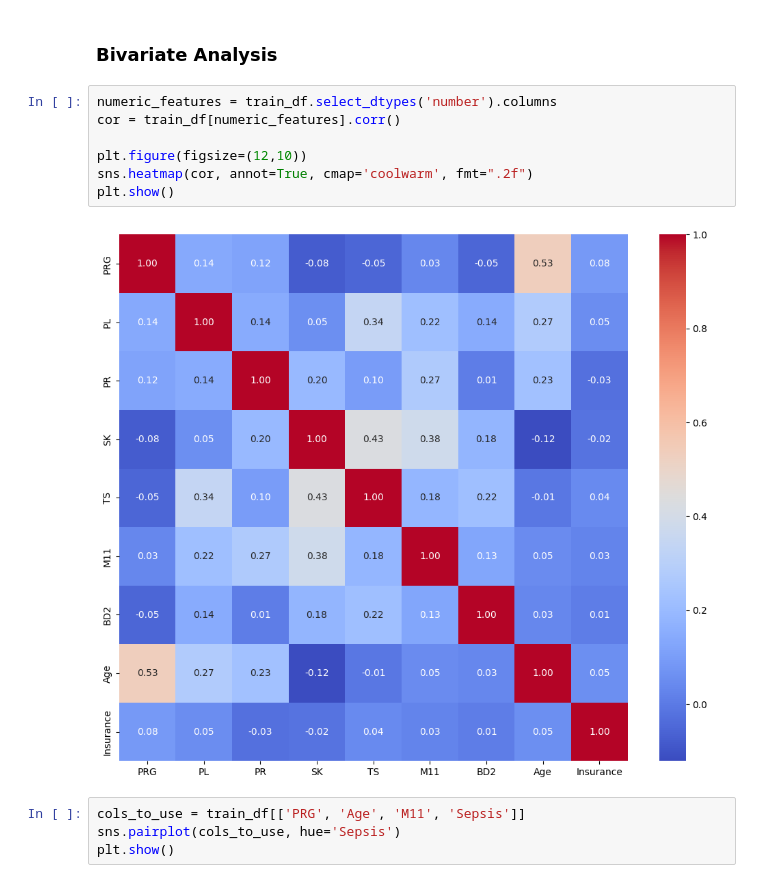
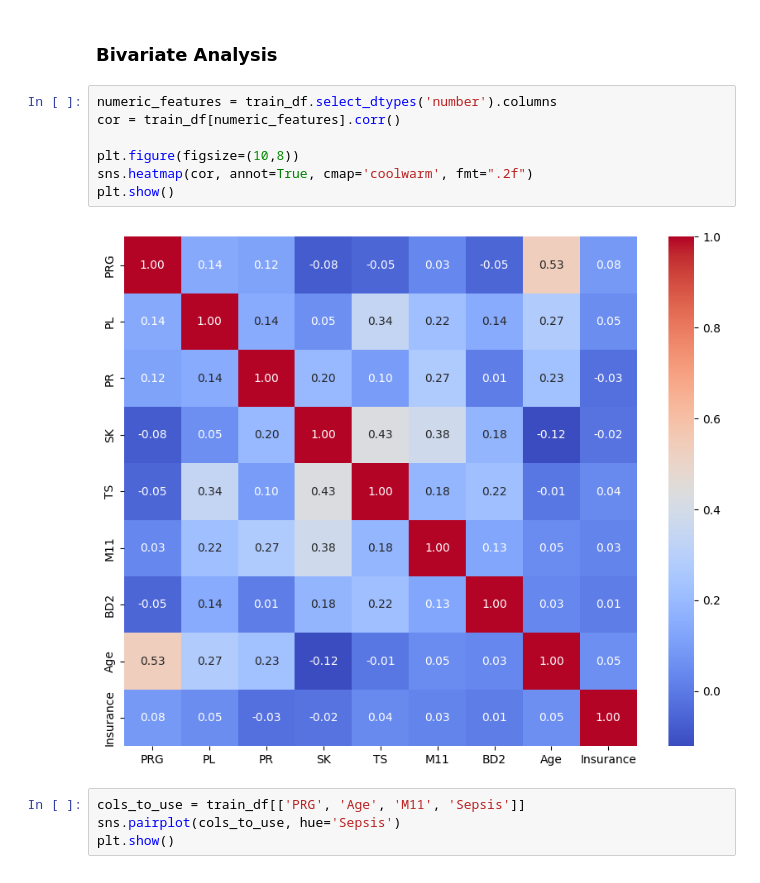
Before and after one commit to valiantezabuku/Building-Machine-Learning-API-s-with-FastAPI-Collabo, a Jupyter notebook: API.ipynb, the cells around one changed output. Saved outputs shown, nothing was run; the diff lists cells and outputs as text.

```diff
--- a/API.ipynb
+++ b/API.ipynb
@@ -169,12 +187,12 @@ plt.show()
 # %%
 numeric_features = train_df.select_dtypes('number').columns
 cor = train_df[numeric_features].corr()
 
-plt.figure(figsize=(12,10))
+plt.figure(figsize=(10,8))
 sns.heatmap(cor, annot=True, cmap='coolwarm', fmt=".2f")
 plt.show()
 # %% [output]
-[figure, old version]
+[figure, new version]
 # %%
 cols_to_use = train_df[['PRG', 'Age', 'M11', 'Sepsis']]
 sns.pairplot(cols_to_use, hue='Sepsis')
```
Also changed, not shown: parts of 23 cells of this notebook.
